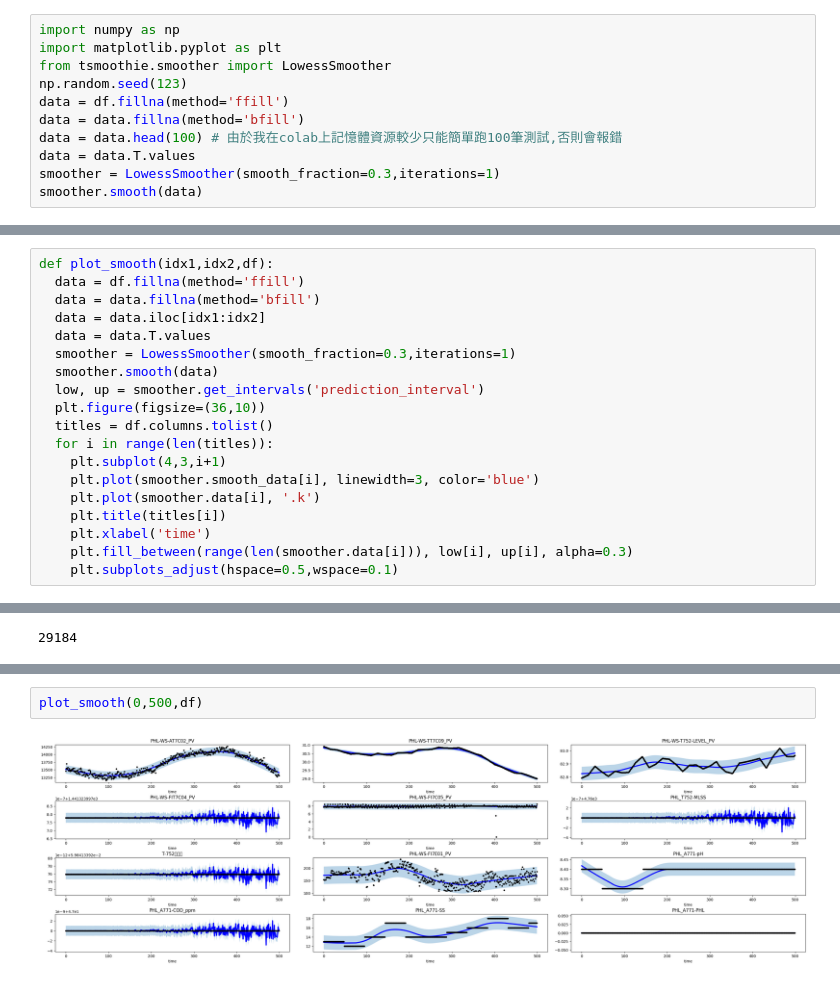
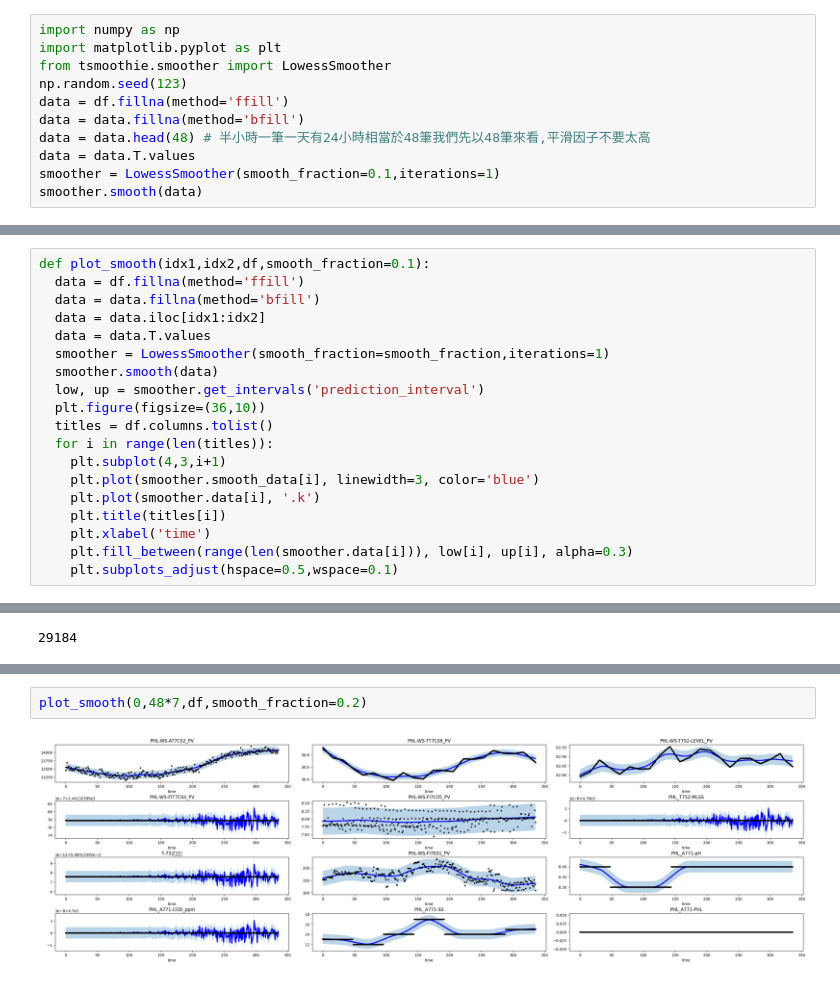
Before and after one commit to skywalker0803r/Wastewater-Biological-Treatment, a Jupyter notebook: Observation_time_delay.ipynb, the cells around one changed output, grey strips where cells are left out. Cells and saved outputs as stored; diff of their text form.

```diff
--- a/Observation_time_delay.ipynb
+++ b/Observation_time_delay.ipynb
@@ -143,9 +139,9 @@ from tsmoothie.smoother import LowessSmoother
 np.random.seed(123)
 data = df.fillna(method='ffill')
 data = data.fillna(method='bfill')
-data = data.head(100) # 由於我在colab上記憶體資源較少只能簡單跑100筆測試,否則會報錯
+data = data.head(48) # 半小時一筆一天有24小時相當於48筆我們先以48筆來看,平滑因子不要太高
 data = data.T.values
-smoother = LowessSmoother(smooth_fraction=0.3,iterations=1)
+smoother = LowessSmoother(smooth_fraction=0.1,iterations=1)
 smoother.smooth(data)
 # %% [output]
 <tsmoothie.smoother.LowessSmoother>
@@ -166,10 +164,10 @@ for i in range(len(titles)):
 # %%
-def plot_smooth(idx1,idx2,df):
+def plot_smooth(idx1,idx2,df,smooth_fraction=0.1):
   data = df.fillna(method='ffill')
   data = data.fillna(method='bfill')
   data = data.iloc[idx1:idx2]
   data = data.T.values
-  smoother = LowessSmoother(smooth_fraction=0.3,iterations=1)
+  smoother = LowessSmoother(smooth_fraction=smooth_fraction,iterations=1)
   smoother.smooth(data)
   low, up = smoother.get_intervals('prediction_interval')
   plt.figure(figsize=(36,10))
@@ -197,4 +187,4 @@ plot_smooth(2000,2100,df)
 # %%
-plot_smooth(0,500,df)
+plot_smooth(0,48*7,df,smooth_fraction=0.2)
 # %% [output]
-[figure, old version]
+[figure, new version]
```
Also changed, not shown: parts of 10 cells of this notebook.
